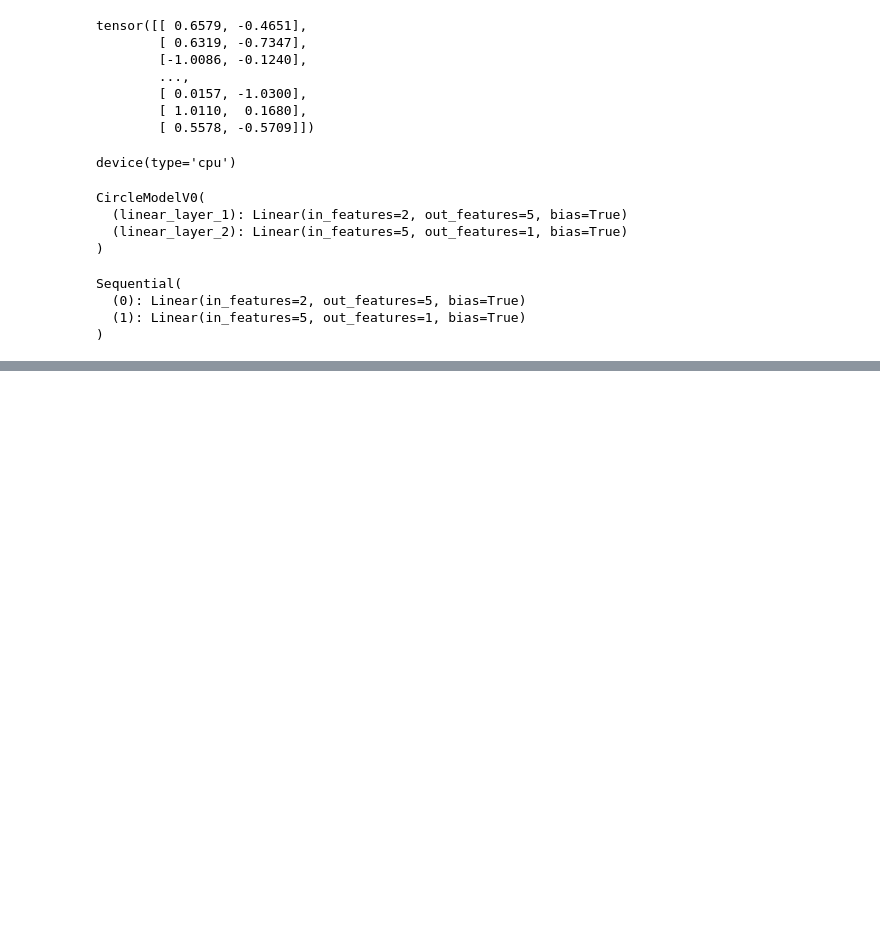
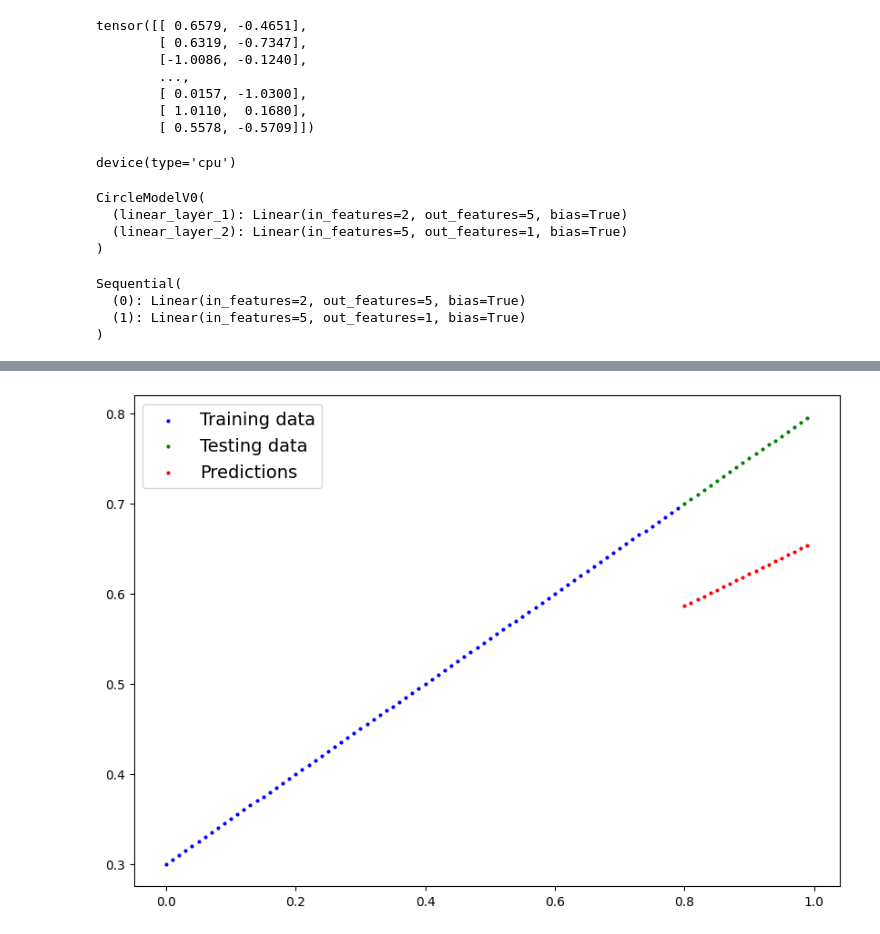
Before and after one commit to srj1407/Data_Science_and_ML, a Jupyter notebook: pytorch_classification.ipynb, the cells around one changed output, grey strips where cells are left out. Saved outputs shown, nothing was run; the diff lists cells and outputs as text; code cells hidden in the pictures; blank space fills up the shorter version.

```diff
--- a/pytorch_classification.ipynb
+++ b/pytorch_classification.ipynb
@@ -211,0 +401,9 @@ Epoch: 990 | Train Loss: 0.6929815411567688 | Train Accuracy: 51.24999999999999
+# %%
+model_2 = nn.Sequential(
+    nn.Linear(in_features = 1, out_features = 10),
+    nn.Linear(in_features  = 10, out_features = 10),
+    nn.Linear(in_features = 10, out_features = 1)
+).to(device)
+# %%
+loss_fn = nn.L1Loss()
+optimizer = torch.optim.SGD(params = model_2.parameters(), lr = 0.1)
@@ -211,0 +414,26 @@ Epoch: 990 | Train Loss: 0.6929815411567688 | Train Accuracy: 51.24999999999999
+# %%
+torch.manual_seed(42)
+torch.cuda.manual_seed(42)
+
+epochs = 1000
+
+X_train_reg, y_train_reg = X_train_reg.to(device), y_train_reg.to(device)
+X_test_reg, y_test_reg = X_test_reg.to(device), y_test_reg.to(device)
+
+for epoch in range(epochs):
+  model_2.train()
+
+  y_train_pred_reg = model_2(X_train_reg)
+  train_loss = loss_fn(y_train_pred_reg, y_train_reg)
+
+  optimizer.zero_grad()
+  train_loss.backward()
+  optimizer.step()
+
+  model_2.eval()
+  with torch.inference_mode():
+    y_test_pred_reg = model_2(X_test_reg)
+    test_loss = loss_fn(y_test_pred_reg, y_test_reg)
+
+  if epoch % 10 == 0:
+    print(f'Epoch: {epoch} | Train Loss: {train_loss} | Test Loss: {test_loss}')
@@ -211,0 +458,12 @@ Epoch: 990 | Train Loss: 0.6929815411567688 | Train Accuracy: 51.24999999999999
+# %%
+model_2.eval()
+with torch.inference_mode():
+  y_preds_test_reg = model_2(X_test_reg)
+
+plot_predictions(train_data=X_train_reg.cpu(),
+                 train_labels=y_train_reg.cpu(),
+                 test_data=X_test_reg.cpu(),
+                 test_labels=y_test_reg.cpu(),
+                 predictions=y_preds_test_reg.cpu());
+# %% [output]
+[figure, added]
```
Also changed, not shown: parts of 36 cells of this notebook.
